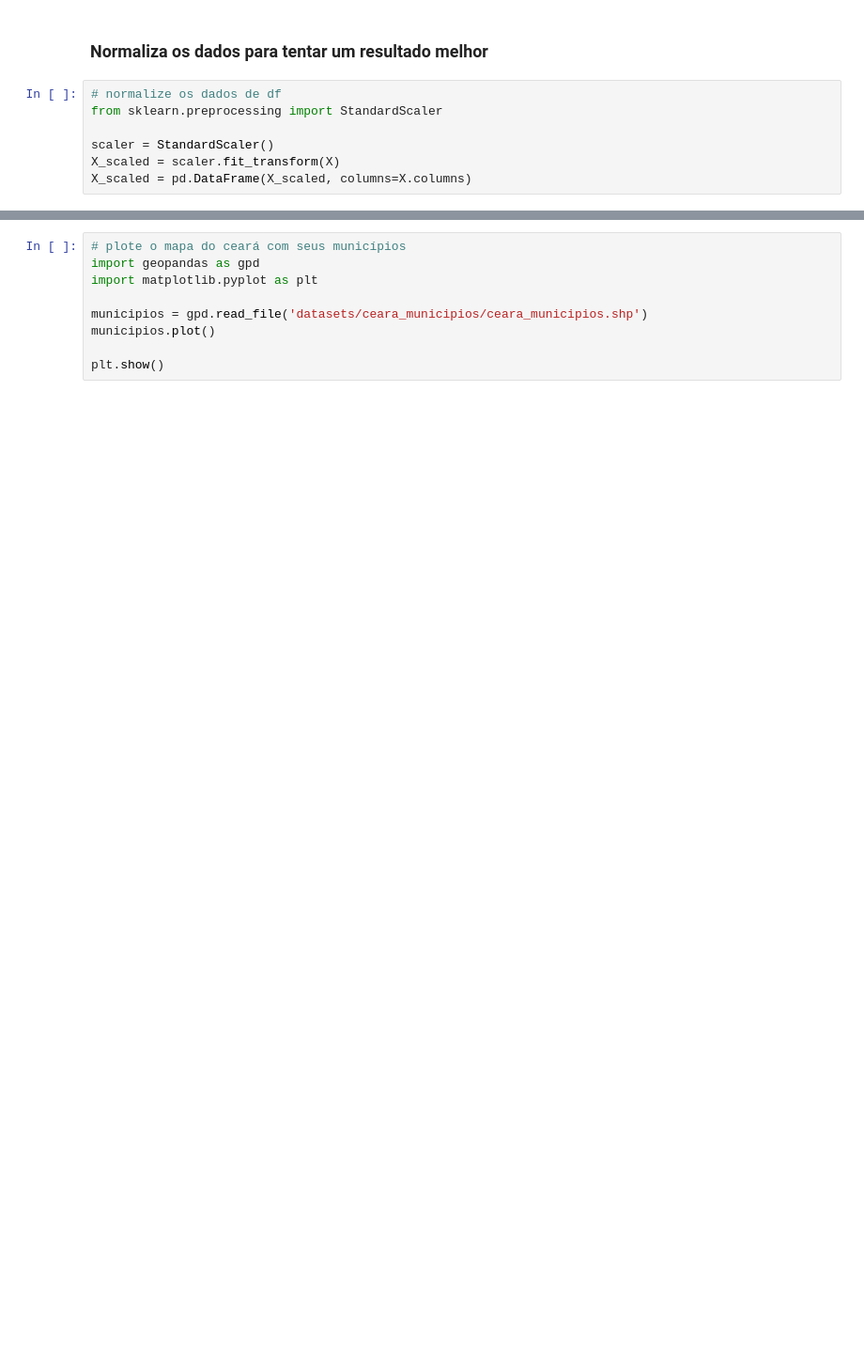
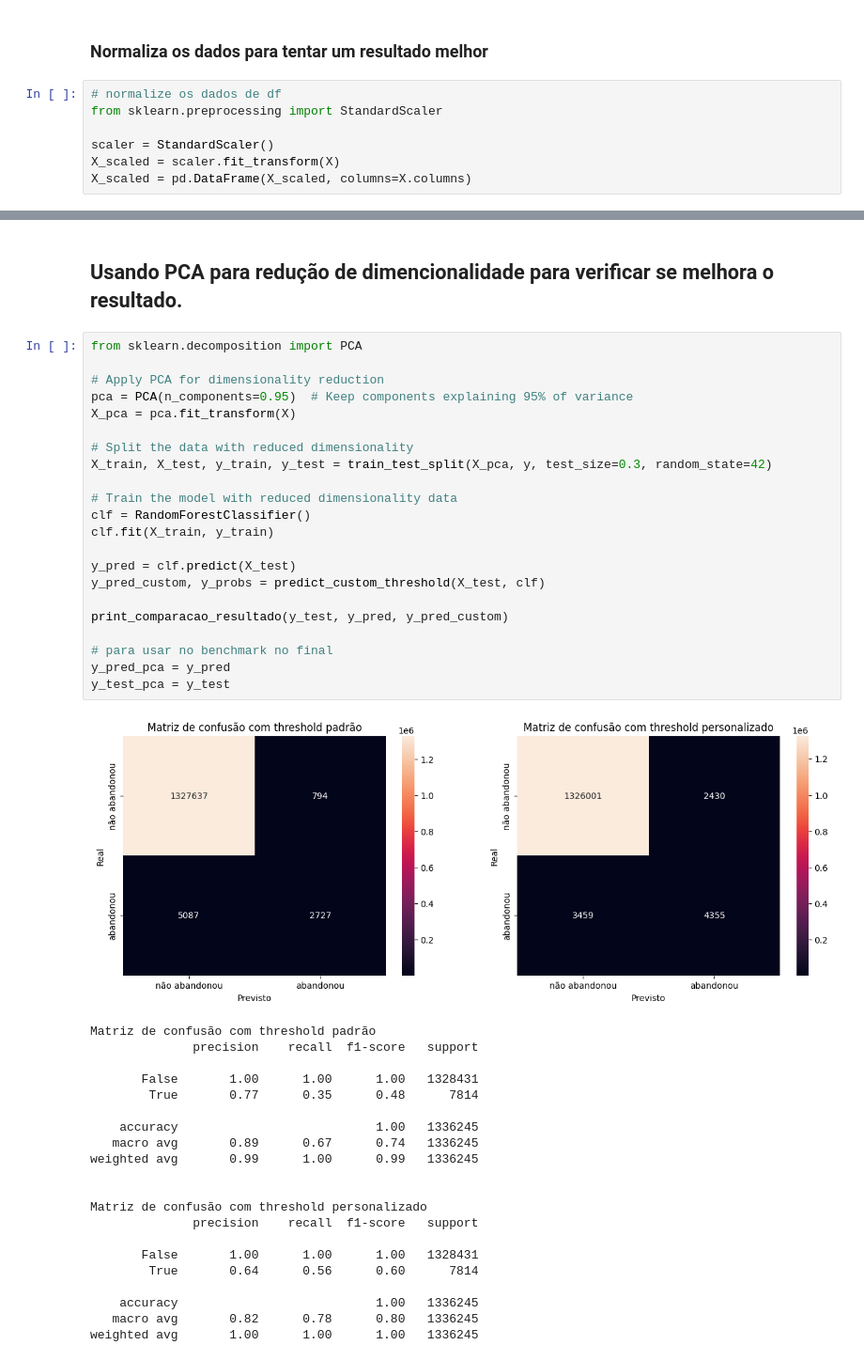
Before and after one commit to clairtonluz/MBA-em-ciencia-de-dados, a Jupyter notebook: Trabalho Final/trabalho.ipynb, the cells around one changed output, grey strips where cells are left out. Shown at 94% size. Drawn from its saved outputs; the diff is of its cells as text; blank space fills up the shorter version.

```diff
--- a/Trabalho Final/trabalho.ipynb
+++ b/Trabalho Final/trabalho.ipynb
@@ -760,9 +764,46 @@ print_comparacao_resultado(y_test, y_pred, y_pred_custom)
-# %%
-# plote o mapa do ceará com seus municípios
-import geopandas as gpd
-import matplotlib.pyplot as plt
-
-municipios = gpd.read_file('datasets/ceara_municipios/ceara_municipios.shp')
-municipios.plot()
-
-plt.show()
+# %% [markdown]
+## Usando PCA para redução de dimencionalidade para verificar se melhora o resultado.
+# %%
+from sklearn.decomposition import PCA
+
+# Apply PCA for dimensionality reduction
+pca = PCA(n_components=0.95)  # Keep components explaining 95% of variance
+X_pca = pca.fit_transform(X)
+
+# Split the data with reduced dimensionality
+X_train, X_test, y_train, y_test = train_test_split(X_pca, y, test_size=0.3, random_state=42)
+
+# Train the model with reduced dimensionality data
+clf = RandomForestClassifier()
+clf.fit(X_train, y_train)
+
+y_pred = clf.predict(X_test)
+y_pred_custom, y_probs = predict_custom_threshold(X_test, clf)
+
+print_comparacao_resultado(y_test, y_pred, y_pred_custom)
+
+# para usar no benchmark no final
+y_pred_pca = y_pred
+y_test_pca = y_test
+# %% [output]
+[figure, added]
+Matriz de confusão com threshold padrão
+              precision    recall  f1-score   support
+
+       False       1.00      1.00      1.00   1328431
+        True       0.77      0.35      0.48      7814
+
+    accuracy                           1.00   1336245
+   macro avg       0.89      0.67      0.74   1336245
+weighted avg       0.99      1.00      0.99   1336245
+
+
+Matriz de confusão com threshold personalizado
+              precision    recall  f1-score   support
+
+       False       1.00      1.00      1.00   1328431
+        True       0.64      0.56      0.60      7814
+
+    accuracy                           1.00   1336245
+   macro avg       0.82      0.78      0.80   1336245
+weighted avg       1.00      1.00      1.00   1336245
```
Also changed, not shown: parts of 33 cells of this notebook, 2 other files.
